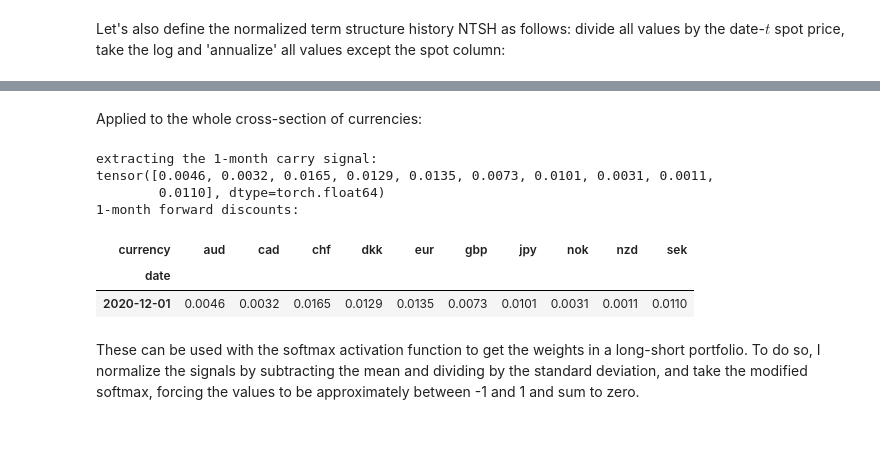
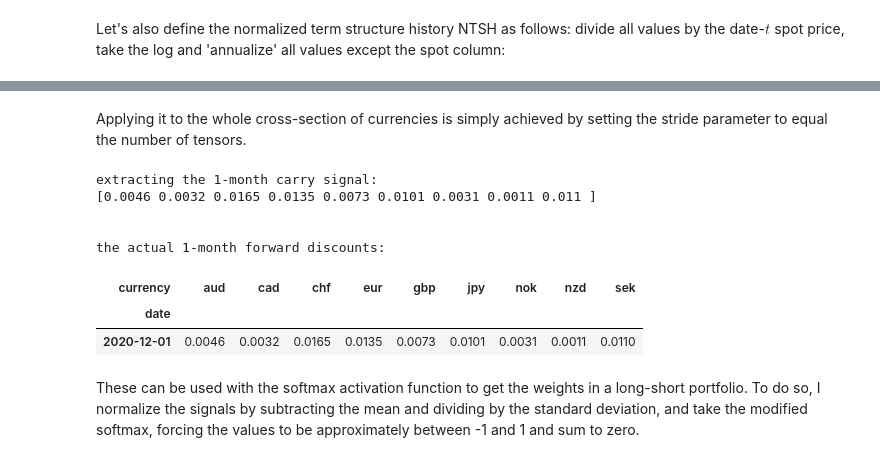
Before and after one commit to ipozdeev/fx-ml-strategies, a Jupyter notebook: demo.ipynb, the cells around one changed output, grey strips where cells are left out. Saved outputs shown, nothing was run; the diff lists cells and outputs as text; code cells hidden in the pictures; blank space fills up the shorter version.

```diff
--- a/demo.ipynb
+++ b/demo.ipynb
@@ -11,9 +13,11 @@ from src.datafeed.downstream import get_fx_data
 # %%
 # helper to print dataframes nicely
-def style_time_series(df, n_tail=6, mult=1.0, precision=2):
+def style_time_series(df, n_tail=6, mult=1.0, precision=2, **kwargs):
     _res = df.tail(n_tail).mul(mult).rename_axis(index="date")
-    _res.index = _res.index.strftime("%Y-%m-%d")
-    _res = _res.style.format(precision=precision)
+    _res = _res.style\
+        .set_properties(**{'width': '50px'})\
+        .format(precision=precision, **kwargs)\
+        .format_index(lambda _x: _x.strftime("%Y-%m-%d"))
     return _res
 # %%
 # load data
@@ -36,0 +41,10 @@ For each currency, define the date-$t$ term structure history (TSH) as the $T \t
+# %%
+# display term struct history
+tsh = data["term_structure_history"]
+
+lookback = 6  # incl today
+
+tenors = list(tsh.columns.get_level_values("maturity").categories)
+n_tenors = len(tenors)
+
+print(tenors)
@@ -142,0 +115,6 @@ tensor(0.0046, dtype=torch.float64)
+# %%
+# convolution for carry signal
+conv_carry = np.zeros(shape=(lookback, n_tenors), dtype=float)
+conv_carry[-1, 1] = 1
+
+plot_convolution_filter(conv_carry, xticklabels=tenors)
@@ -143,32 +153,32 @@ tensor(0.0046, dtype=torch.float64)
 # %% [markdown]
-Applied to the whole cross-section of currencies:
+Applying it to the whole cross-section of currencies is simply achieved by setting the stride parameter to equal the number of tensors.
 # %%
-ntsh = normalize_term_structure(
+many_ntsh = normalize_term_structure(
     data["term_structure_history"].loc[:"2020-12-01"].tail(6)
 )
 
-# to tensor
-ntsh_t = torch.from_numpy(ntsh.values)
-n_tenors = len(ntsh.columns.unique("maturity"))
-
 print("extracting the 1-month carry signal:")
 print(
-    F.conv2d(ntsh_t[None, None, ...],
-             carry_conv[None, None, ...],
-             stride=(1, n_tenors)).squeeze()
+    F.conv2d(
+        torch.from_numpy(many_ntsh.values)[None, None, ...],
+        torch.from_numpy(conv_carry)[None, None, ...],
+        stride=(1, n_tenors)
+    ).squeeze().numpy().round(4)
 )
 
-print("1-month forward discounts:")
-display(style_time_series(ntsh.xs("1m", axis=1, level="maturity").tail(1),
+print("\n")
+print("the actual 1-month forward discounts:")
+display(style_time_series(many_ntsh.xs("1m", axis=1, level="maturity").tail(1),
                           precision=4))
 # %% [output]
 extracting the 1-month carry signal:
-tensor([0.0046, 0.0032, 0.0165, 0.0129, 0.0135, 0.0073, 0.0101, 0.0031, 0.0011,
-        0.0110], dtype=torch.float64)
-1-month forward discounts:
+[0.0046 0.0032 0.0165 0.0135 0.0073 0.0101 0.0031 0.0011 0.011 ]
+
+
+the actual 1-month forward discounts:
-| currency | aud | cad | chf | dkk | eur | gbp | jpy | nok | nzd | sek |
-| date |  |  |  |  |  |  |  |  |  |  |
-| 2020-12-01 | 0.0046 | 0.0032 | 0.0165 | 0.0129 | 0.0135 | 0.0073 | 0.0101 | 0.0031 | 0.0011 | 0.0110 |
+| currency | aud | cad | chf | eur | gbp | jpy | nok | nzd | sek |
+| date |  |  |  |  |  |  |  |  |  |
+| 2020-12-01 | 0.0046 | 0.0032 | 0.0165 | 0.0135 | 0.0073 | 0.0101 | 0.0031 | 0.0011 | 0.0110 |
 # %% [markdown]
 These can be used with the softmax activation function to get the weights in a long-short portfolio. To do so, I normalize the signals by subtracting the mean and dividing by the standard deviation, and take the modified softmax, forcing the values to be approximately between -1 and 1 and sum to zero.
 # %%
```
Also changed, not shown: parts of 14 cells of this notebook, 2 other files.
